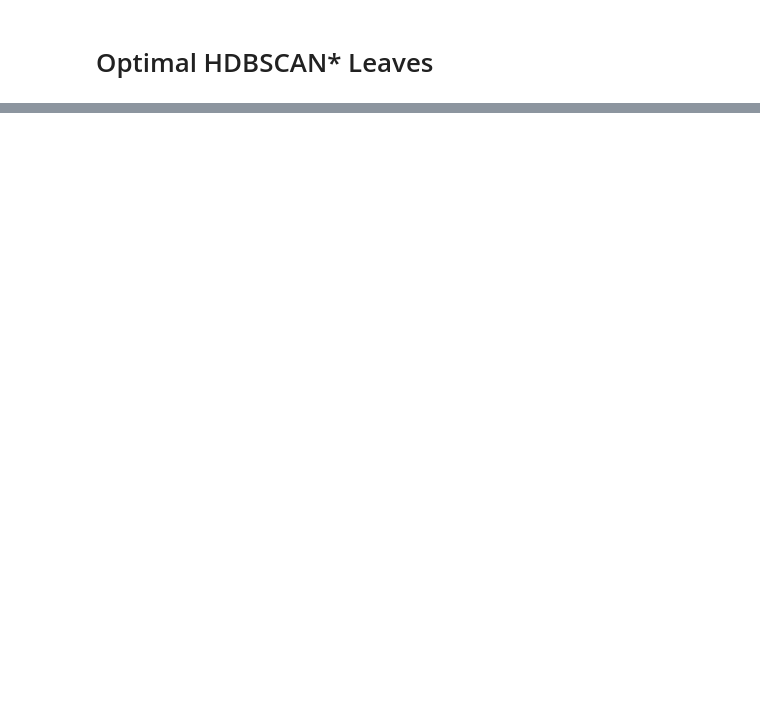
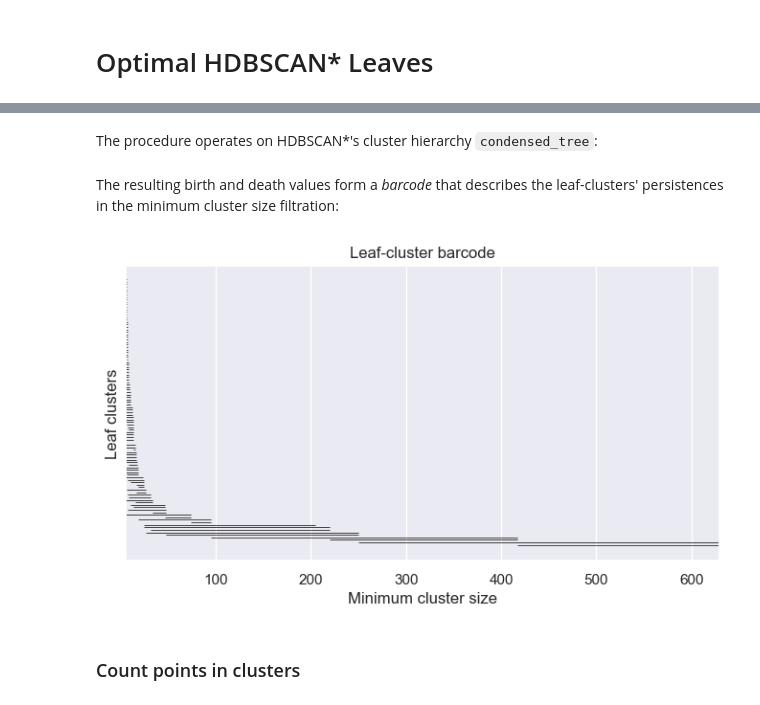
Before and after one commit to JelmerBot/fast_hdbscan, a Jupyter notebook: doc/layer_clustering.ipynb, the cells around one changed output, grey strips where cells are left out. Cells and saved outputs as stored; diff of their text form; code cells hidden in the pictures; blank space fills up the shorter version.

Commit message:
optimize barcode extraction; measures till density-death

```diff
--- a/doc/layer_clustering.ipynb
+++ b/doc/layer_clustering.ipynb
@@ -729,0 +222,44 @@ Benefits:
+# %% [markdown]
+The procedure operates on HDBSCAN*'s cluster hierarchy `condensed_tree`:
+# %%
+# compute hdbscan condensed tree
+min_samples = 5
+n_points = data.shape[0]
+condensed_tree = hdbscan_cluster_hierarchy(data, min_samples)
+# %%
+# extract leaf-cluster barcode from the condensed tree
+mask = condensed_tree.child_size > 1
+cluster_tree = mask_condensed_tree(condensed_tree, mask)
+points_tree = mask_condensed_tree(condensed_tree, ~mask)
+births, deaths = min_cluster_size_barcode(cluster_tree, n_points, min_samples)
+# %% [markdown]
+The resulting birth and death values form a *barcode* that describes the
+leaf-clusters' persistences in the minimum cluster size filtration:
+# %%
+# Plot as a barcode
+keep_mask = deaths > births
+valid_births = births[keep_mask]
+valid_deaths = deaths[keep_mask]
+order = np.lexsort((-valid_births, -valid_deaths))
+ranks = np.empty_like(order)
+ranks[order] = np.arange(len(order))
+
+plt.figure(figsize=(8, 4))
+plt.gca().add_collection(
+    LineCollection(
+        np.column_stack((valid_births, ranks, valid_deaths, ranks)).reshape(-1, 2, 2),
+        color="black",
+        linewidth=0.5,
+    )
+)
+plt.autoscale()
+plt.xlim(min_samples, births[0])
+plt.yticks([])
+plt.title("Leaf-cluster barcode")
+plt.xlabel("Minimum cluster size")
+plt.ylabel("Leaf clusters")
+plt.show()
+# %% [output]
+[figure, added]
+# %% [markdown]
+### Count points in clusters
```
Also changed, not shown: parts of 81 cells of this notebook.
